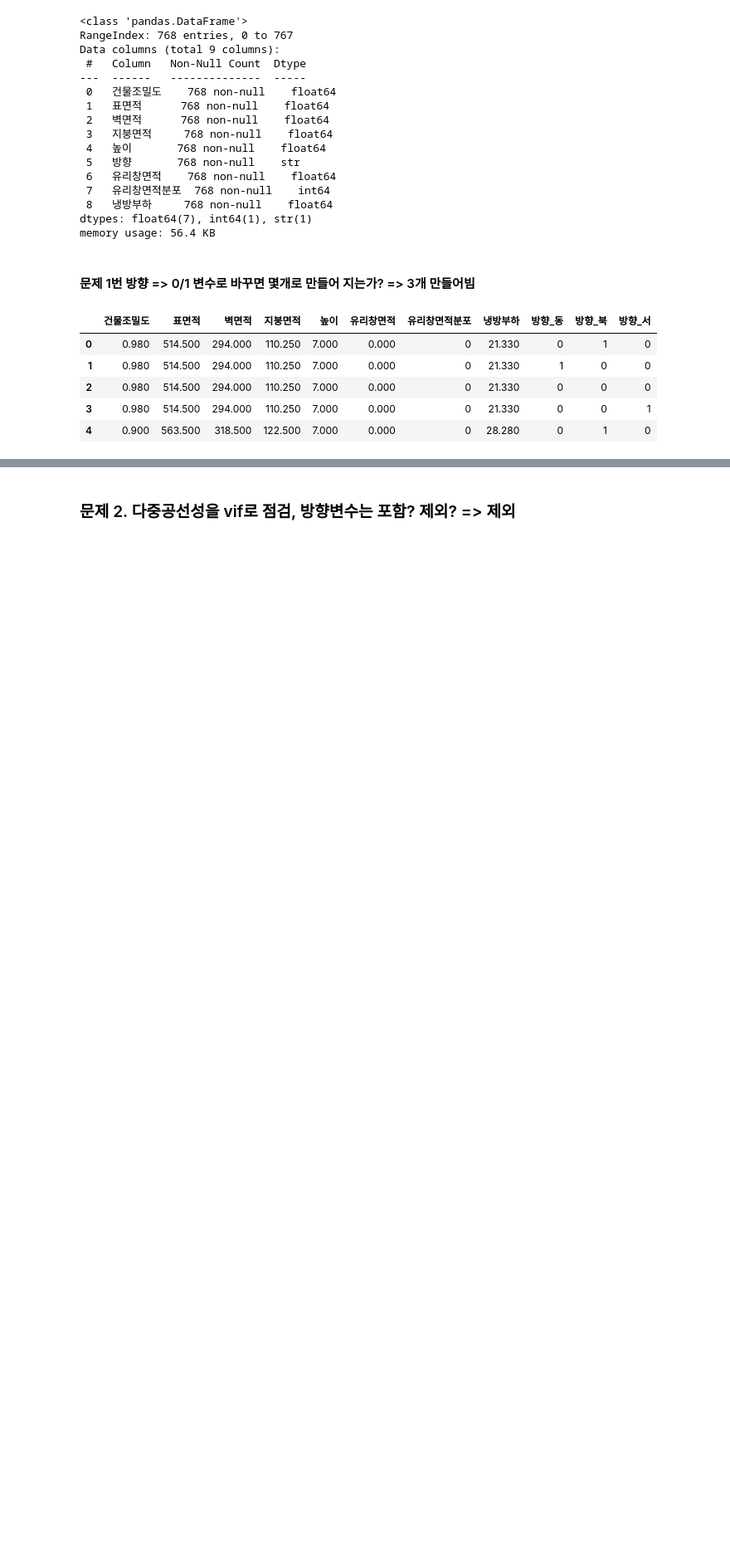
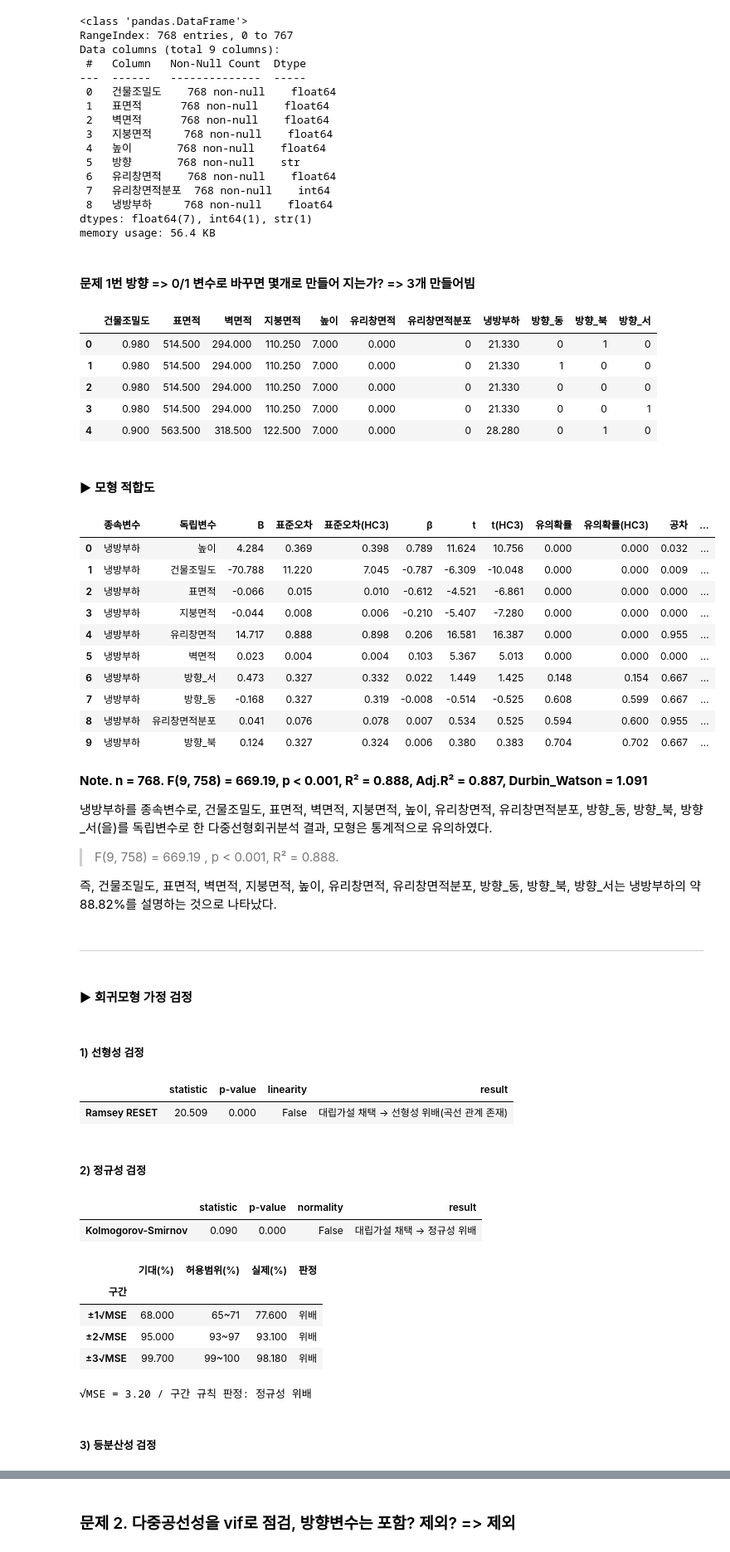
Before and after one commit to hmpce3/basic-statistics-practice, a Jupyter notebook: 09. 선형회귀ㅣ4. 다중선형 회귀(연습문제).ipynb, the cells around one changed output, grey strips where cells are left out. Shown at 83% size. Drawn from its saved outputs; the diff is of its cells as text; code cells hidden in the pictures; blank space fills up the shorter version.

```diff
--- a/09. 선형회귀ㅣ4. 다중선형 회귀(연습문제).ipynb
+++ b/09. 선형회귀ㅣ4. 다중선형 회귀(연습문제).ipynb
@@ -76,3 +87,40 @@ df2.head()
 | 2 | 0.980 | 514.500 | 294.000 | 110.250 | 7.000 | 0.000 | 0 | 21.330 | 0 | 0 | 0 |
 | 3 | 0.980 | 514.500 | 294.000 | 110.250 | 7.000 | 0.000 | 0 | 21.330 | 0 | 0 | 1 |
 | 4 | 0.900 | 563.500 | 318.500 | 122.500 | 7.000 | 0.000 | 0 | 28.280 | 0 | 1 | 0 |
+# %%
+fit1 = my_ols.auto_ols(df2, y='냉방부하')
+# %% [output]
+#### ▶ 모형 적합도
+|  | 종속변수 | 독립변수 | B | 표준오차 | 표준오차(HC3) | β | t | t(HC3) | 유의확률 | 유의확률(HC3) | 공차 | ... |
+| 0 | 냉방부하 | 높이 | 4.284 | 0.369 | 0.398 | 0.789 | 11.624 | 10.756 | 0.000 | 0.000 | 0.032 | ... |
+| 1 | 냉방부하 | 건물조밀도 | -70.788 | 11.220 | 7.045 | -0.787 | -6.309 | -10.048 | 0.000 | 0.000 | 0.009 | ... |
+| 2 | 냉방부하 | 표면적 | -0.066 | 0.015 | 0.010 | -0.612 | -4.521 | -6.861 | 0.000 | 0.000 | 0.000 | ... |
+| 3 | 냉방부하 | 지붕면적 | -0.044 | 0.008 | 0.006 | -0.210 | -5.407 | -7.280 | 0.000 | 0.000 | 0.000 | ... |
+| 4 | 냉방부하 | 유리창면적 | 14.717 | 0.888 | 0.898 | 0.206 | 16.581 | 16.387 | 0.000 | 0.000 | 0.955 | ... |
+| 5 | 냉방부하 | 벽면적 | 0.023 | 0.004 | 0.004 | 0.103 | 5.367 | 5.013 | 0.000 | 0.000 | 0.000 | ... |
+| 6 | 냉방부하 | 방향_서 | 0.473 | 0.327 | 0.332 | 0.022 | 1.449 | 1.425 | 0.148 | 0.154 | 0.667 | ... |
+| 7 | 냉방부하 | 방향_동 | -0.168 | 0.327 | 0.319 | -0.008 | -0.514 | -0.525 | 0.608 | 0.599 | 0.667 | ... |
+| 8 | 냉방부하 | 유리창면적분포 | 0.041 | 0.076 | 0.078 | 0.007 | 0.534 | 0.525 | 0.594 | 0.600 | 0.955 | ... |
+| 9 | 냉방부하 | 방향_북 | 0.124 | 0.327 | 0.324 | 0.006 | 0.380 | 0.383 | 0.704 | 0.702 | 0.667 | ... |
+**Note. n = 768. F(9, 758) = 669.19, p < 0.001, R² = 0.888, Adj.R² = 0.887, Durbin_Watson = 1.091**
+
+냉방부하를 종속변수로, 건물조밀도, 표면적, 벽면적, 지붕면적, 높이, 유리창면적, 유리창면적분포, 방향_동, 방향_북, 방향_서(을)를 독립변수로 한 다중선형회귀분석 결과, 모형은 통계적으로 유의하였다.
+
+> F(9, 758) = 669.19 , p < 0.001, R² = 0.888.
+
+즉, 건물조밀도, 표면적, 벽면적, 지붕면적, 높이, 유리창면적, 유리창면적분포, 방향_동, 방향_북, 방향_서는 냉방부하의 약 88.82%를 설명하는 것으로 나타났다.
+---
+#### ▶ 회귀모형 가정 검정
+##### 1) 선형성 검정
+|  | statistic | p-value | linearity | result |
+| Ramsey RESET | 20.509 | 0.000 | False | 대립가설 채택 → 선형성 위배(곡선 관계 존재) |
+##### 2) 정규성 검정
+|  | statistic | p-value | normality | result |
+| Kolmogorov-Smirnov | 0.090 | 0.000 | False | 대립가설 채택 → 정규성 위배 |
+|  | 기대(%) | 허용범위(%) | 실제(%) | 판정 |
+| 구간 |  |  |  |  |
+| ±1√MSE | 68.000 | 65~71 | 77.600 | 위배 |
+| ±2√MSE | 95.000 | 93~97 | 93.100 | 위배 |
+| ±3√MSE | 99.700 | 99~100 | 98.180 | 위배 |
+√MSE = 3.20 / 구간 규칙 판정: 정규성 위배
+##### 3) 등분산성 검정
```
Also changed, not shown: parts of 15 cells of this notebook, 5 other files.
